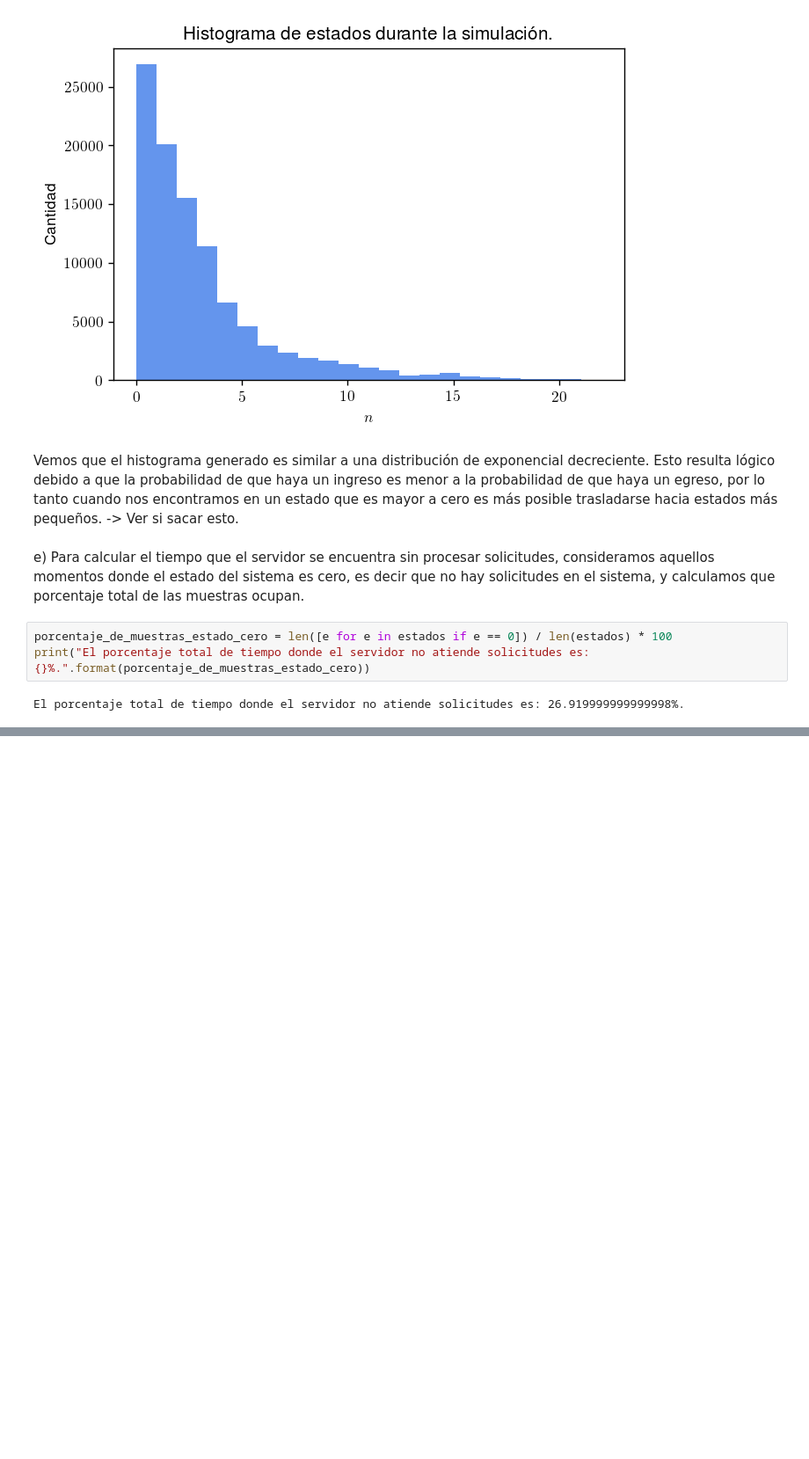
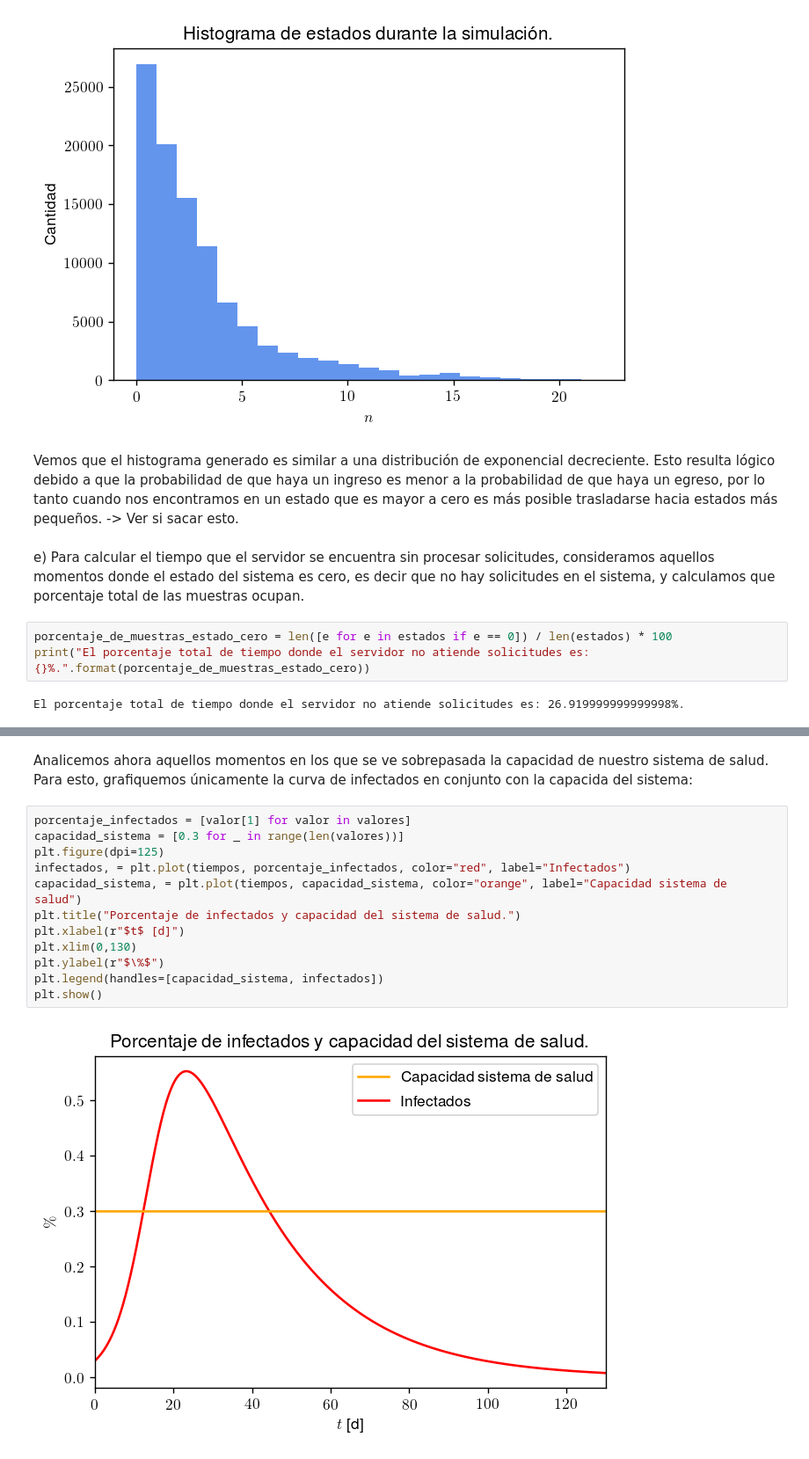
Before and after one commit to jian01/simulaamigues, a Jupyter notebook: TP2.ipynb, the cells around one changed output, grey strips where cells are left out. Shown: that part at 88% size. Cells and saved outputs as stored; diff of their text form; blank space fills up the shorter version.

```diff
--- a/TP2.ipynb
+++ b/TP2.ipynb
@@ -239,0 +331,16 @@ El porcentaje total de tiempo donde el servidor no atiende solicitudes es: 26.91
+# %% [markdown]
+Analicemos ahora aquellos momentos en los que se ve sobrepasada la capacidad de nuestro sistema de salud. Para esto, grafiquemos únicamente la curva de infectados en conjunto con la capacida del sistema:
+# %%
+porcentaje_infectados = [valor[1] for valor in valores]
+capacidad_sistema = [0.3 for _ in range(len(valores))]
+plt.figure(dpi=125)
+infectados, = plt.plot(tiempos, porcentaje_infectados, color="red", label="Infectados")
+capacidad_sistema, = plt.plot(tiempos, capacidad_sistema, color="orange", label="Capacidad sistema de salud")
+plt.title("Porcentaje de infectados y capacidad del sistema de salud.")
+plt.xlabel(r"$t$ [d]")
+plt.xlim(0,130)
+plt.ylabel(r"$\%$")
+plt.legend(handles=[capacidad_sistema, infectados])
+plt.show()
+# %% [output]
+[figure, added]
```
Also changed, not shown: parts of 12 cells of this notebook.
